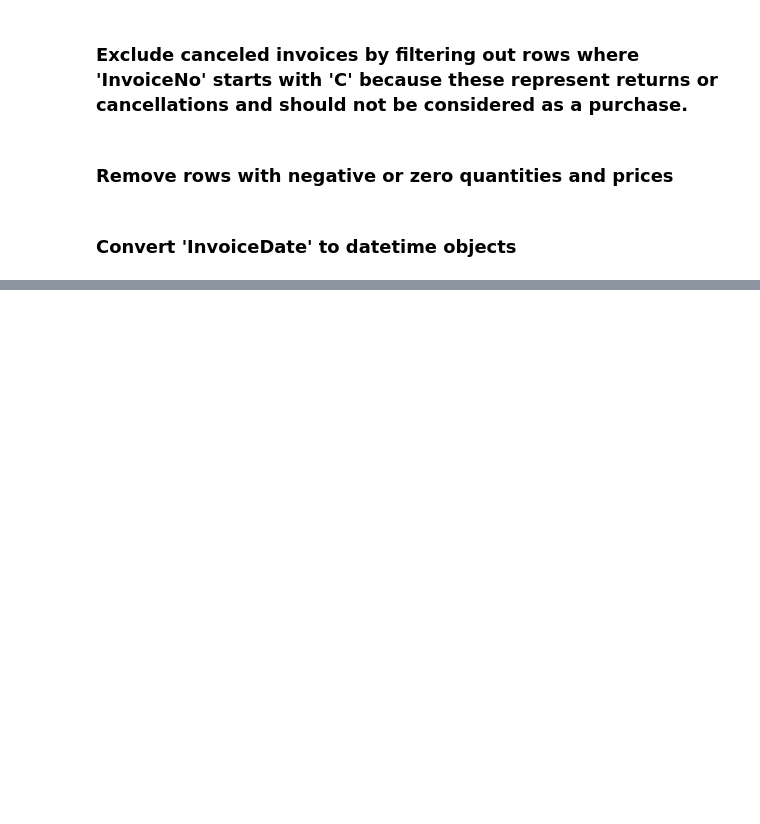
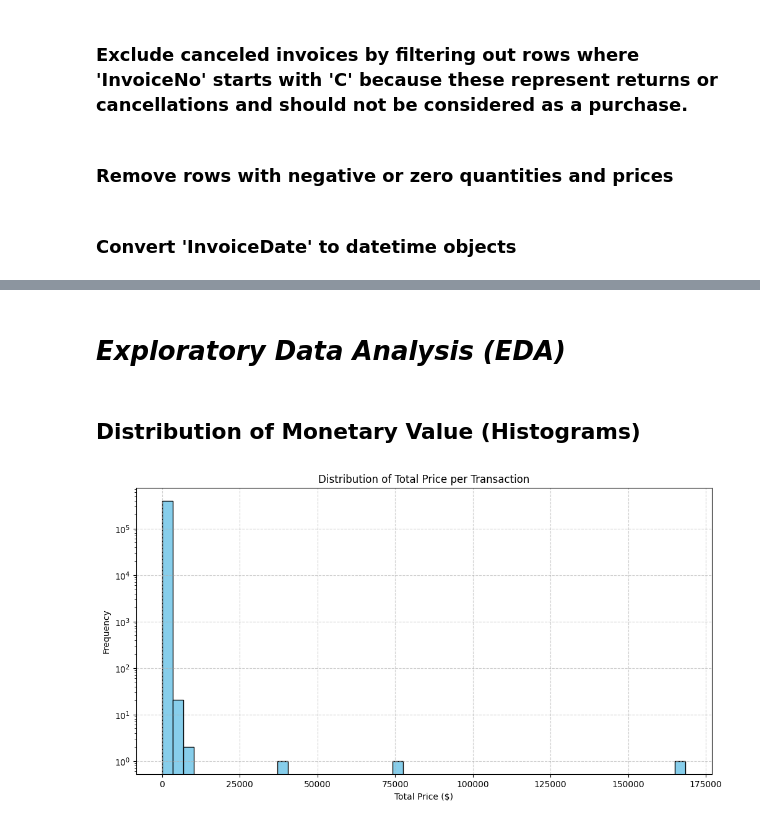
Before and after one commit to Sumit-Prasad01/Customer-Segmentation-and-Product-Recommendations, a Jupyter notebook: notebooks/02_data_preprocessing.ipynb, the cells around one changed output, grey strips where cells are left out. Saved outputs shown, nothing was run; the diff lists cells and outputs as text; code cells hidden in the pictures; blank space fills up the shorter version.

```diff
--- a/notebooks/02_data_preprocessing.ipynb
+++ b/notebooks/02_data_preprocessing.ipynb
@@ -144,0 +278,7 @@ df_cleaned.shape
+# %%
+Recommendation_df = df_cleaned
+# %%
+# Extract Temporal Features
+Recommendation_df['InvoiceDayOfWeek'] = Recommendation_df['InvoiceDate'].dt.day_name()
+Recommendation_df['InvoiceMonth'] = Recommendation_df['InvoiceDate'].dt.month_name()
+Recommendation_df['InvoiceHour'] = Recommendation_df['InvoiceDate'].dt.hour
@@ -144,0 +354,17 @@ df_cleaned.shape
+# %% [markdown]
+# ***Exploratory Data Analysis (EDA)***
+# %% [markdown]
+## Distribution of Monetary Value (Histograms)
+# %%
+plt.figure(figsize=(12, 6))
+plt.hist(Recommendation_df['TotalPrice'], bins=50, color='skyblue', edgecolor='black')
+plt.title('Distribution of Total Price per Transaction')
+plt.xlabel('Total Price ($)')
+plt.ylabel('Frequency')
+plt.yscale('log')
+plt.grid(True, linestyle='--', alpha=0.6)
+plt.savefig('../visuals/After_Cleaning/Recommendation_Model/EDA/total_price_distribution.png')
+plt.show()
+plt.close()
+# %% [output]
+[figure, added]
```
Also changed, not shown: parts of 50 cells of this notebook, 12 other files.
